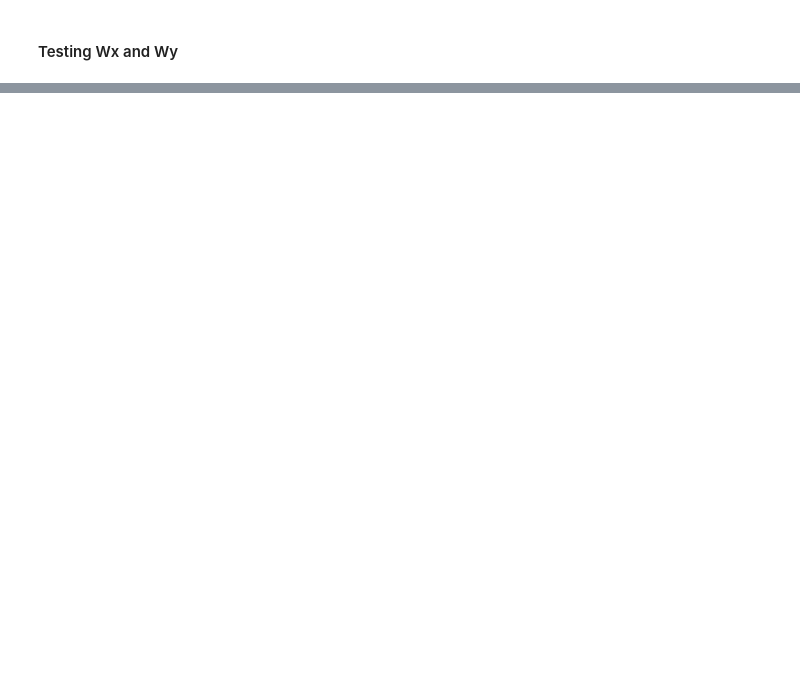
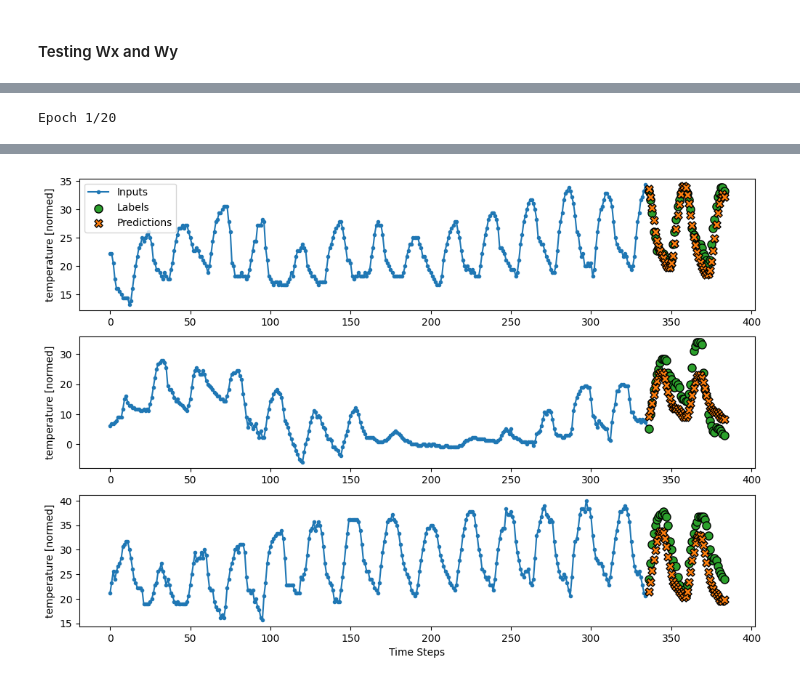
Before and after one commit to SweeneyCoder21/cmse492_project, a Jupyter notebook: models/predict_tornadoes.ipynb, the cells around one changed output, grey strips where cells are left out. Saved outputs shown, nothing was run; the diff lists cells and outputs as text; code cells hidden in the pictures; blank space fills up the shorter version.

```diff
--- a/models/predict_tornadoes.ipynb
+++ b/models/predict_tornadoes.ipynb
@@ -211,0 +218,62 @@ Epoch 13/20
+# %%
+OUT_STEPS = 48  # Number of output steps
+
+multi_window = WindowGenerator(
+    input_width= 336,
+    label_width=OUT_STEPS,
+    shift=OUT_STEPS,
+    train_df=train_df,
+    val_df=val_df,
+    test_df=test_df,
+    label_columns=['temperature']  # Include both 'Wx' and 'Wy' as labels
+)
+
+num_features = train_df.shape[1]
+num_labels = len(multi_window.label_columns)  # Now this is 2
+
+from tensorflow.keras.layers import Attention, Concatenate
+
+class AttentionLayer(tf.keras.layers.Layer):
+    def __init__(self, **kwargs):
+        super(AttentionLayer, self).__init__(**kwargs)
+
+    def build(self, input_shape):
+        self.W = self.add_weight(name="att_weight", shape=(input_shape[-1], 1),
+                                 initializer="random_normal")
+        self.b = self.add_weight(name="att_bias", shape=(input_shape[1], 1),
+                                 initializer="zeros")
+        super(AttentionLayer, self).build(input_shape)
+
+    def call(self, inputs):
+        e = tf.keras.backend.tanh(tf.keras.backend.dot(inputs, self.W) + self.b)
+        a = tf.keras.backend.softmax(e, axis=1)
+        output = inputs * a
+        return tf.keras.backend.sum(output, axis=1)
+
+multi_lstm_model = tf.keras.Sequential([
+    tf.keras.layers.Bidirectional(tf.keras.layers.LSTM(256, return_sequences=True), input_shape=[multi_window.input_width, num_features]),
+    tf.keras.layers.Dropout(0.3),
+    tf.keras.layers.Bidirectional(tf.keras.layers.LSTM(128, return_sequences=True)),
+    tf.keras.layers.Dropout(0.3),
+    AttentionLayer(),
+    tf.keras.layers.Dropout(0.3),
+    tf.keras.layers.Dense(512, activation='relu'),
+    tf.keras.layers.Dense(OUT_STEPS * num_labels, kernel_initializer=tf.initializers.zeros()),
+    tf.keras.layers.Reshape([OUT_STEPS, num_labels])
+])
+
+
+history = compile_and_fit(multi_lstm_model, multi_window)
+
+# Evaluate on validation data
+multi_val_performance['LSTM'] = multi_lstm_model.evaluate(
+    multi_window.val, return_dict=True)
+
+# Evaluate on test data
+multi_performance['LSTM'] = multi_lstm_model.evaluate(
+    multi_window.test, verbose=0, return_dict=True)
+
+# Plot predictions for 'Wx' and 'Wy'
+multi_window.plot(multi_lstm_model, plot_col='temperature')
+# %% [output]
+Epoch 1/20
@@ -211,0 +300 @@ Epoch 13/20
+[figure, added]
```
Also changed, not shown: parts of 4 cells of this notebook, 1 other file.
